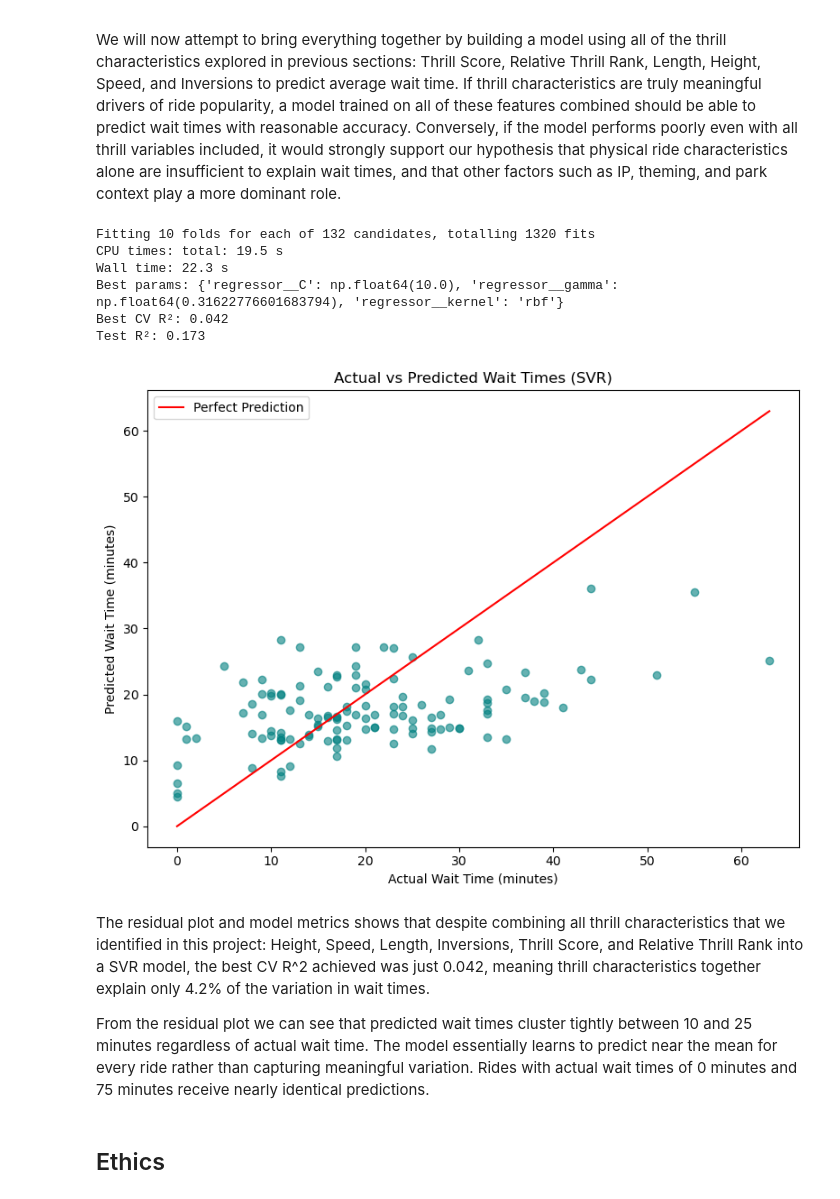
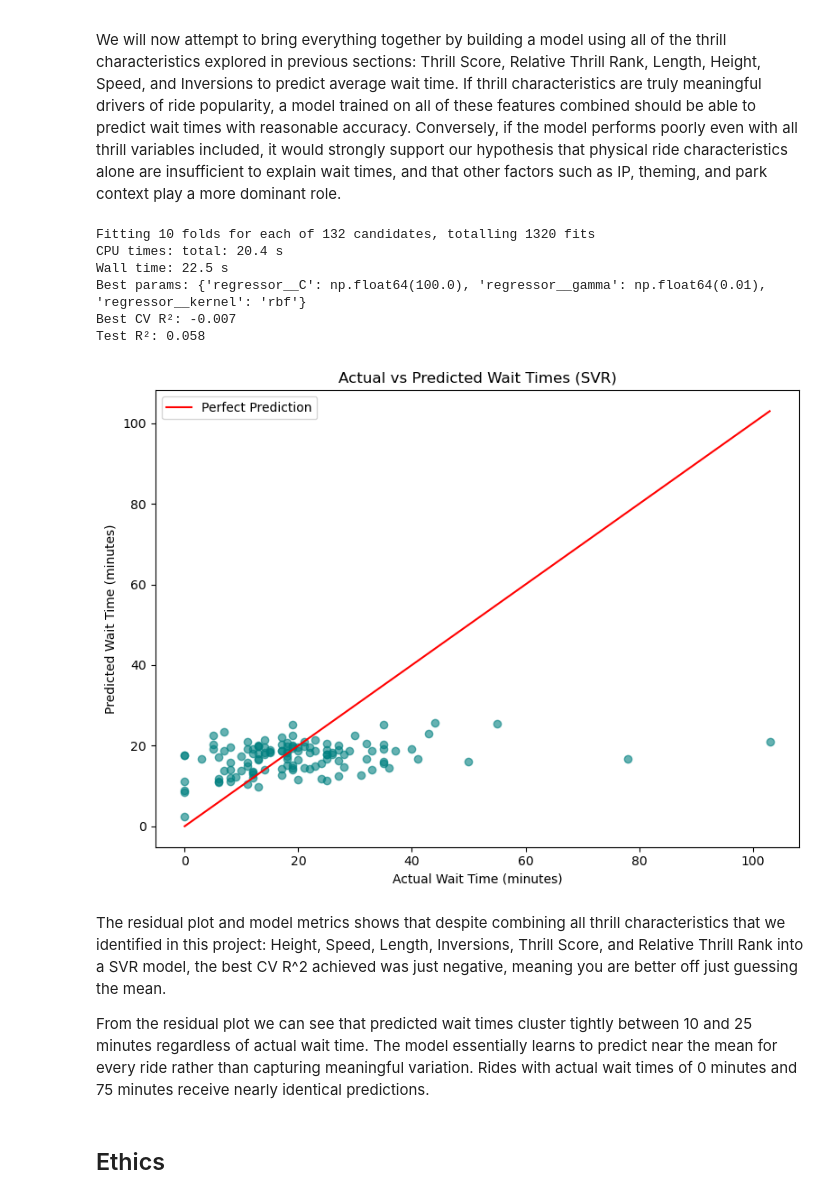
Before and after one commit to BenMiller0/Predictive-Modeling-of-Theme-Park-Wait-Times, a Jupyter notebook: PredicitingCoasterWaitTimes.ipynb, the cells around one changed output. Drawn from its saved outputs; the diff is of its cells as text; code cells hidden in the pictures.

```diff
--- a/PredicitingCoasterWaitTimes.ipynb
+++ b/PredicitingCoasterWaitTimes.ipynb
@@ -687 +139,4 @@ full_df = pd.read_csv('./data/02-processed/full_data.csv')
+# %%
+## SETUP FOR RESULTS
+full_df = pd.read_csv('./data/processed/full_data.csv')
 # %% [markdown]
@@ -955,9 +219,6 @@ A negative R² means the model is performing worse than simply predicting the me
 ## Analysis #2 - Assessing if longer rides lead to longer wait times
 To adress sub question 2, we will examine ride length's influence on wait times. We want to answer whether roller coasters with longer ride lengths tend to have longer queue times. To control other factors, we isolated and only measured ride length independently. We answer this question by using a linear regression model with Ride_Length as the predictor and Wait_Time as the response variable. The linear regression model will reveal the direction and strength of the relationship between ride length and wait time.
 # %%
-# Read full_data
-full_df = pd.read_csv("./data/02-processed/full_data.csv")
-
 # Select relevant columns and drop missing values
 df = full_df[['Length', 'Height', 'Average_Wait']].dropna()
 df.rename(columns={'Length':'Ride_Length', 'Average_Wait':'Wait_Time'}, inplace=True)
@@ -1059,14 +320,14 @@ Tukey's HSD post-hoc test reveals that the significant ANOVA result is driven by
 We will now attempt to bring everything together by building a model using all of the thrill characteristics explored in previous sections: Thrill Score, Relative Thrill Rank, Length, Height, Speed, and Inversions to predict average wait time. If thrill characteristics are truly meaningful drivers of ride popularity, a model trained on all of these features combined should be able to predict wait times with reasonable accuracy. Conversely, if the model performs poorly even with all thrill variables included, it would strongly support our hypothesis that physical ride characteristics alone are insufficient to explain wait times, and that other factors such as IP, theming, and park context play a more dominant role.
 # %%
 # Build model dataframe with all thrill characteristics
-model_df2 = thrill_ranked_df.copy()
-model_df2 = model_df2.dropna(subset=['Height', 'Speed', 'Length', 'Inversions', 'Thrill_Score', 'Relative_Thrill_Rank', 'Average_Wait',])
+model_df4 = full_df.copy()
+model_df4 = model_df4.dropna(subset=['Height', 'Speed', 'Length', 'Inversions', 'Thrill_Score', 'Relative_Thrill_Rank', 'Average_Wait',])
 
 # what we want to predict
-y = model_df2['Average_Wait']
+y = model_df4['Average_Wait']
 
 # all thrill characteristics as predictors
-X = model_df2[['Height', 'Speed', 'Length', 'Inversions', 'Thrill_Score', 'Relative_Thrill_Rank']]
+X = model_df4[['Height', 'Speed', 'Length', 'Inversions', 'Thrill_Score', 'Relative_Thrill_Rank']]
 
 # z-score all numeric variables
 scaler = StandardScaler()
@@ -1092,35 +353,35 @@ search_space = [{'regressor__kernel': ['linear'],
 X_train, X_test, y_train, y_test = train_test_split(X, y,test_size=0.25, random_state=101)
 
 # 10 fold cross validation
-best_model2 = GridSearchCV(pipe, search_space, cv=10, verbose=1, scoring='r2')
-%time best_model2.fit(X_train, y_train)
+best_model4 = GridSearchCV(pipe, search_space, cv=10, verbose=1, scoring='r2')
+%time best_model4.fit(X_train, y_train)
 
-print(f"Best params: {best_model2.best_params_}")
-print(f"Best CV R²: {best_model2.best_score_:.3f}")
-print(f"Test R²: {r2_score(y_test, best_model2.predict(X_test)):.3f}")
+print(f"Best params: {best_model4.best_params_}")
+print(f"Best CV R²: {best_model4.best_score_:.3f}")
+print(f"Test R²: {r2_score(y_test, best_model4.predict(X_test)):.3f}")
 # %% [output]
 Fitting 10 folds for each of 132 candidates, totalling 1320 fits
-CPU times: total: 19.5 s
-Wall time: 22.3 s
-Best params: {'regressor__C': np.float64(10.0), 'regressor__gamma': np.float64(0.31622776601683794), 'regressor__kernel': 'rbf'}
-Best CV R²: 0.042
-Test R²: 0.173
+CPU times: total: 20.4 s
+Wall time: 22.5 s
+Best params: {'regressor__C': np.float64(100.0), 'regressor__gamma': np.float64(0.01), 'regressor__kernel': 'rbf'}
+Best CV R²: -0.007
+Test R²: 0.058
 # %%
-y_pred = best_model2.predict(X_test)
+y_pred = best_model4.predict(X_test)
 
 plt.figure(figsize=(8, 6))
 plt.scatter(y_test, y_pred, alpha=0.6, color='teal')
 plt.plot([y_test.min(), y_test.max()], [y_test.min(), y_test.max()], color='red', label='Perfect Prediction')
 plt.title('Actual vs Predicted Wait Times (SVR)')
 plt.xlabel('Actual Wait Time (minutes)')
 plt.ylabel('Predicted Wait Time (minutes)')
 plt.legend()
 plt.tight_layout()
 plt.show()
 # %% [output]
-[figure, old version]
+[figure, new version]
 # %% [markdown]
-The residual plot and model metrics shows that despite combining all thrill characteristics that we identified in this project: Height, Speed, Length, Inversions, Thrill Score, and Relative Thrill Rank into a SVR model, the best CV R^2 achieved was just 0.042, meaning thrill characteristics together explain only 4.2% of the variation in wait times.
+The residual plot and model metrics shows that despite combining all thrill characteristics that we identified in this project: Height, Speed, Length, Inversions, Thrill Score, and Relative Thrill Rank into a SVR model, the best CV R^2 achieved was just negative, meaning you are better off just guessing the mean.
 
 From the residual plot we can see that predicted wait times cluster tightly between 10 and 25 minutes regardless of actual wait time. The model essentially learns to predict near the mean for every ride rather than capturing meaningful variation. Rides with actual wait times of 0 minutes and 75 minutes receive nearly identical predictions.
 # %% [markdown]
```
Also changed, not shown: parts of 50 cells of this notebook, 15 other files.
